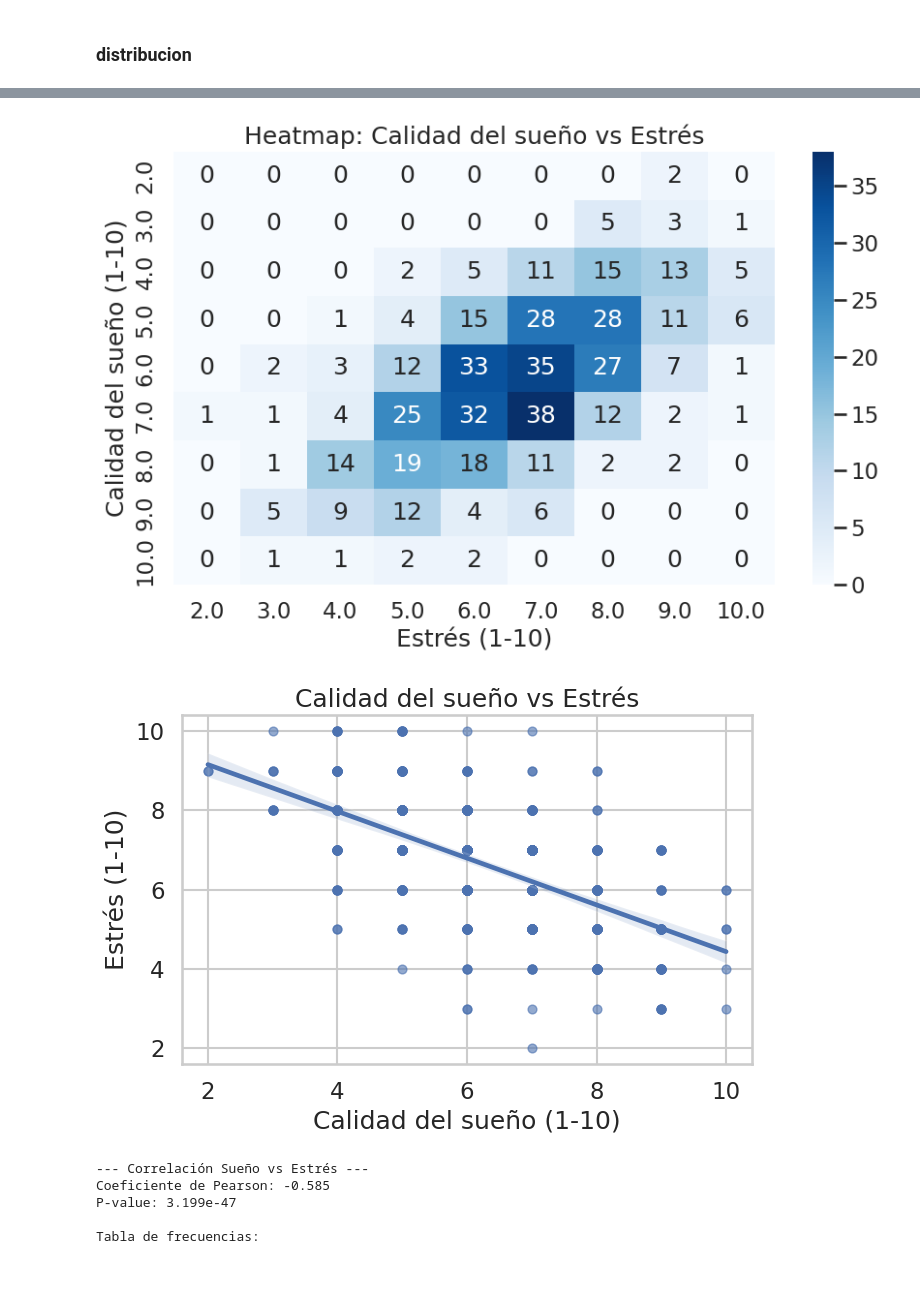
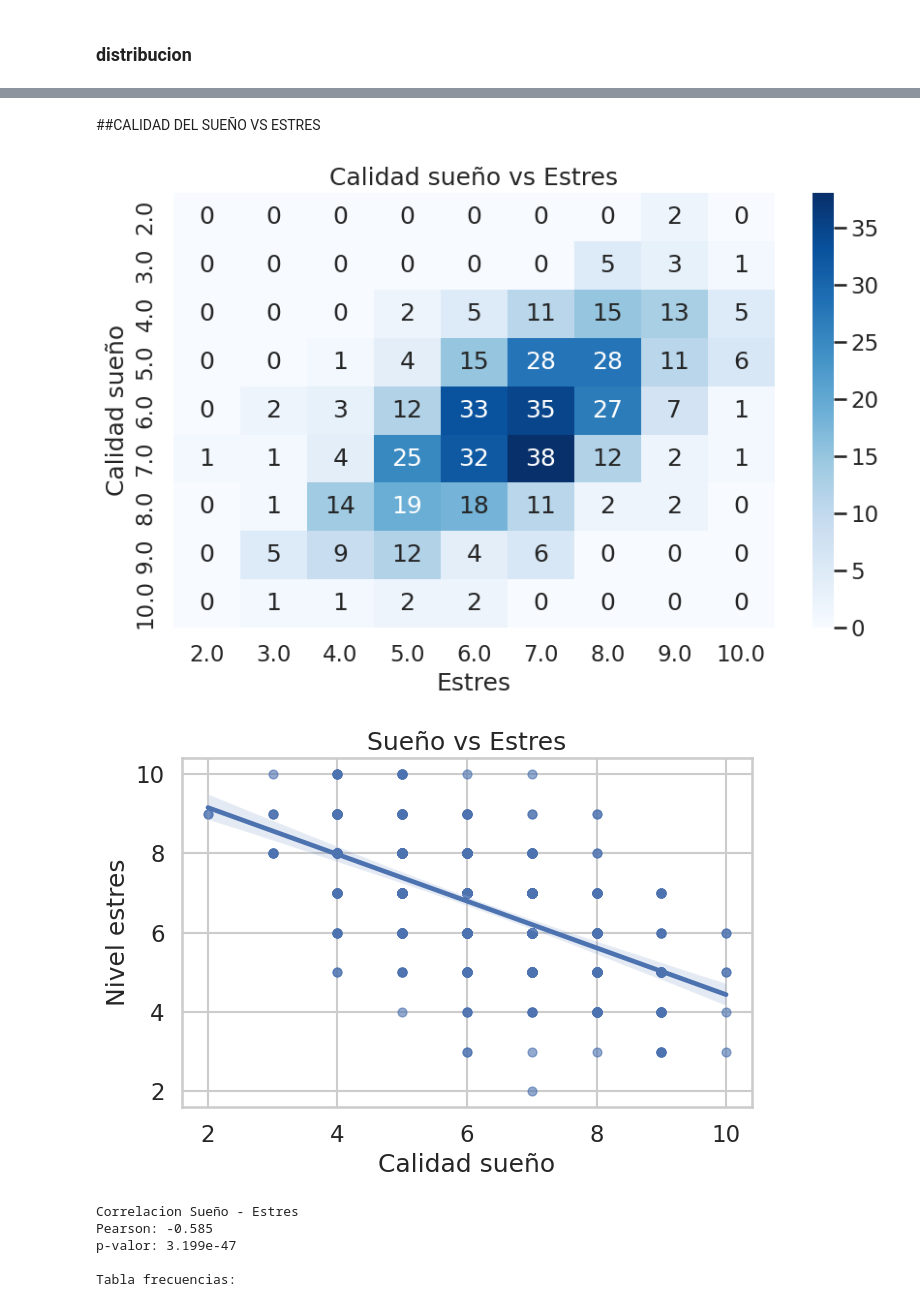
Before and after one commit to Neyder2502/salud-mental-analisis-datos, a Jupyter notebook: notebooks/Julio.ipynb, the cells around one changed output, grey strips where cells are left out. Drawn from its saved outputs; the diff is of its cells as text; code cells hidden in the pictures; blank space fills up the shorter version.

```diff
--- a/notebooks/Julio.ipynb
+++ b/notebooks/Julio.ipynb
@@ -94,47 +96,44 @@ df['Happiness_Index(1-10)'].value_counts()
+# %% [markdown]
+##CALIDAD DEL SUEÑO VS ESTRES
 # %%
-# === RELACIÓN 1: Calidad del sueño vs Estrés ===
-
-# Heatmap
+# relacion sueño y estres
 tabla_sueno_estres = df.groupby(["Sleep_Quality(1-10)", "Stress_Level(1-10)"]).size().unstack(fill_value=0)
-
 plt.figure(figsize=(9,6))
 sns.heatmap(tabla_sueno_estres, annot=True, fmt="d", cmap="Blues")
-plt.title("Heatmap: Calidad del sueño vs Estrés")
-plt.xlabel("Estrés (1-10)")
-plt.ylabel("Calidad del sueño (1-10)")
+plt.title("Calidad sueño vs Estres")
+plt.xlabel("Estres")
+plt.ylabel("Calidad sueño")
 plt.tight_layout()
 plt.savefig("imgs/sleep_vs_stress_heatmap.png", dpi=300)
 plt.show()
 
-# Scatter + reg
+# scatter con linea de regresion
 plt.figure(figsize=(7,5))
 sns.regplot(data=df, x="Sleep_Quality(1-10)", y="Stress_Level(1-10)",
             scatter_kws={"alpha":0.6, "s":40})
-plt.title("Calidad del sueño vs Estrés")
-plt.xlabel("Calidad del sueño (1-10)")
-plt.ylabel("Estrés (1-10)")
+plt.title("Sueño vs Estres")
+plt.xlabel("Calidad sueño")
+plt.ylabel("Nivel estres")
 plt.tight_layout()
 plt.savefig("imgs/sleep_vs_stress_scatter.png", dpi=300)
 plt.show()
 
-# Correlación
+# correlacion de pearson
 valid = df[["Sleep_Quality(1-10)","Stress_Level(1-10)"]].dropna()
 corr, p = pearsonr(valid.iloc[:,0], valid.iloc[:,1])
-
-print("\n--- Correlación Sueño vs Estrés ---")
-print(f"Coeficiente de Pearson: {corr:.3f}")
-print(f"P-value: {p:.4g}")
-
-print("\nTabla de frecuencias:")
+print("\nCorrelacion Sueño - Estres")
+print(f"Pearson: {corr:.3f}")
+print(f"p-valor: {p:.4g}")
+print("\nTabla frecuencias:")
 display(tabla_sueno_estres)
 # %% [output]
-[figure, old version]
+[figure, new version]
-[figure, old version]
+[figure, new version]
---- Correlación Sueño vs Estrés ---
-Coeficiente de Pearson: -0.585
-P-value: 3.199e-47
+Correlacion Sueño - Estres
+Pearson: -0.585
+p-valor: 3.199e-47
 
-Tabla de frecuencias:
+Tabla frecuencias:
 | Stress_Level(1-10) | 2.0 | 3.0 | 4.0 | 5.0 | 6.0 | 7.0 | 8.0 | 9.0 | 10.0 |
 | Sleep_Quality(1-10) |  |  |  |  |  |  |  |  |  |
 | 2.0 | 0 | 0 | 0 | 0 | 0 | 0 | 0 | 2 | 0 |
```
Also changed, not shown: parts of 9 cells of this notebook.
